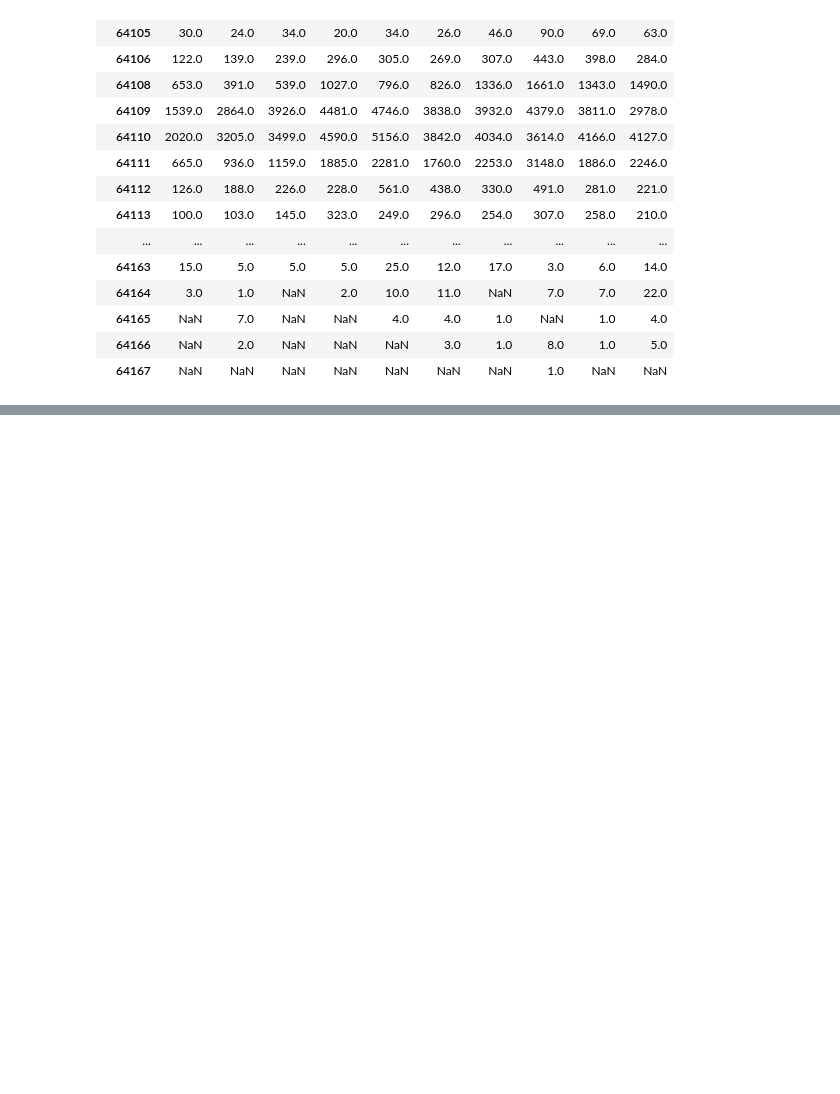
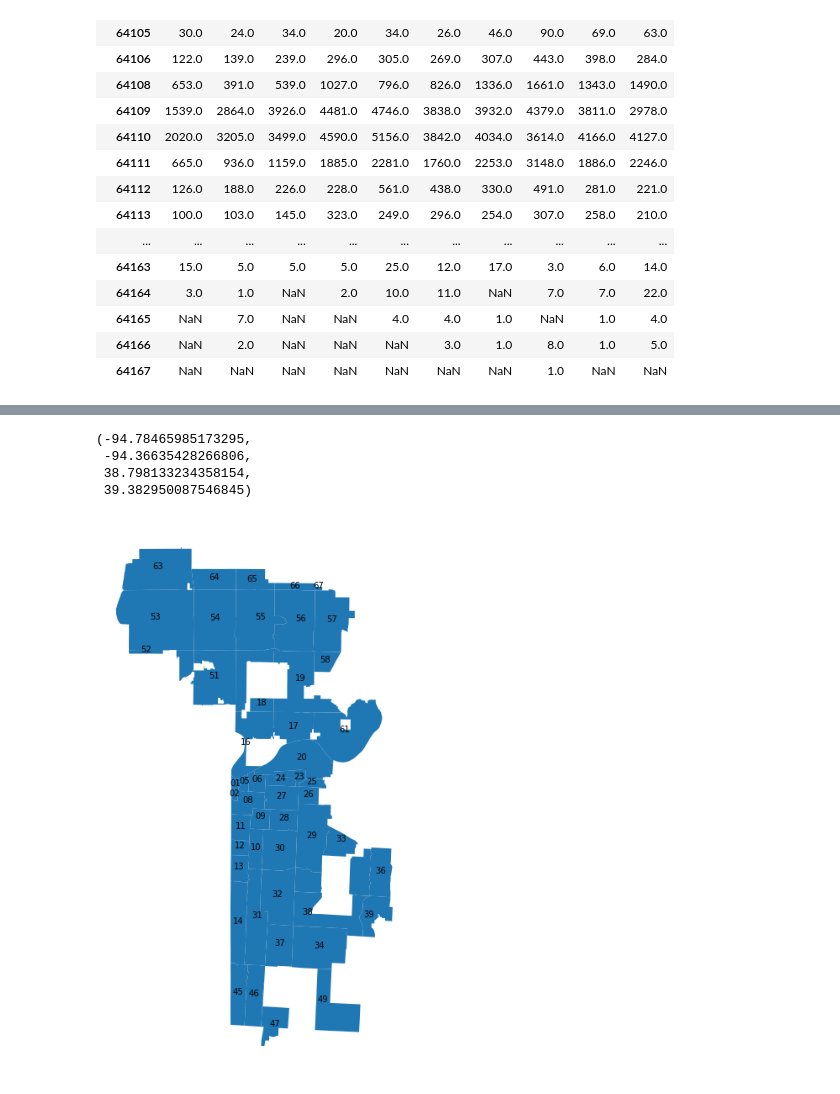
Before and after one commit to sjhaluck/KCMO-Property-and-Crime, a Jupyter notebook: KC_property_crime.ipynb, the cells around one changed output, grey strips where cells are left out. Saved outputs shown, nothing was run; the diff lists cells and outputs as text; code cells hidden in the pictures; blank space fills up the shorter version.

```diff
--- a/KC_property_crime.ipynb
+++ b/KC_property_crime.ipynb
@@ -1464,0 +1472,15 @@ c_frames[0].save('charts/maps/crimes.gif', format='GIF',
+# %%
+zips['coords'] = zips['geometry'].apply(lambda x: x.representative_point().coords[:])
+zips['coords'] = [coords[0] for coords in zips['coords']]
+# %%
+fig = zips.plot(figsize=(8,12))
+for idx, row in zips.iterrows():
+    fig.annotate(text=idx[3:], xy=row['coords'],
+                 horizontalalignment='center')
+fig.axis('off')
+# %% [output]
+(-94.78465985173295,
+ -94.36635428266806,
+ 38.798133234358154,
+ 39.382950087546845)
+[figure, added]
```
Also changed, not shown: parts of 5 cells of this notebook, 42 other files.
